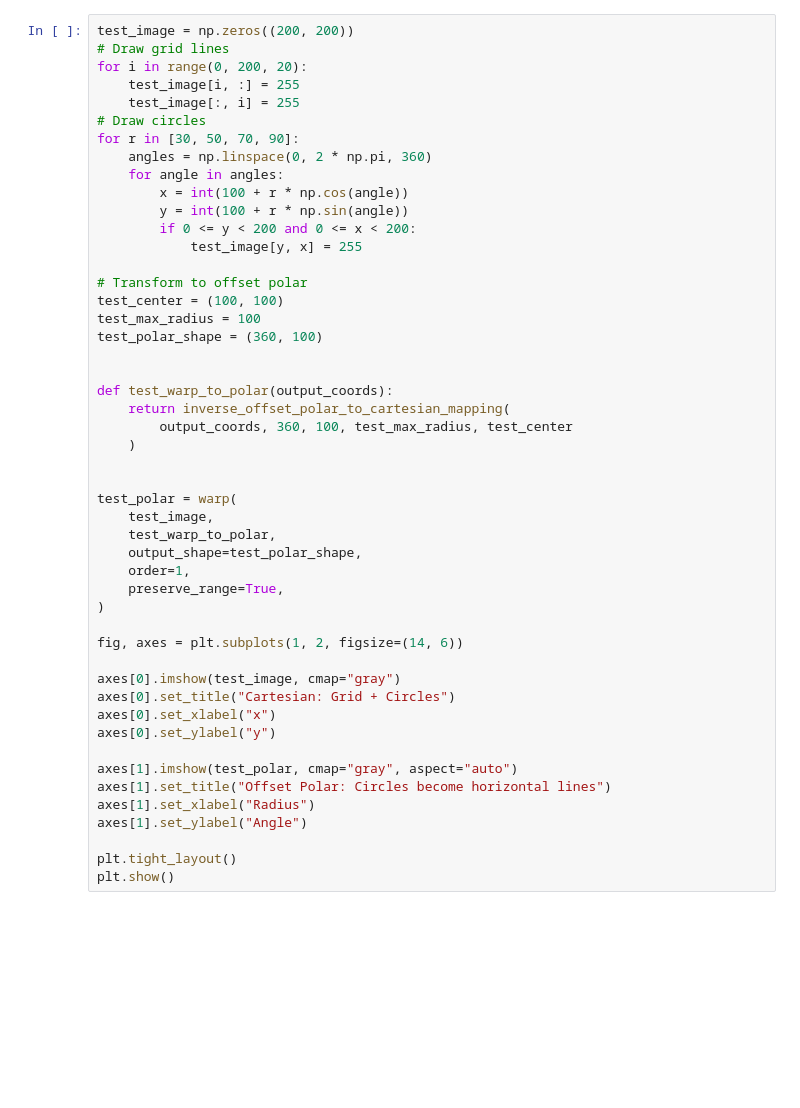
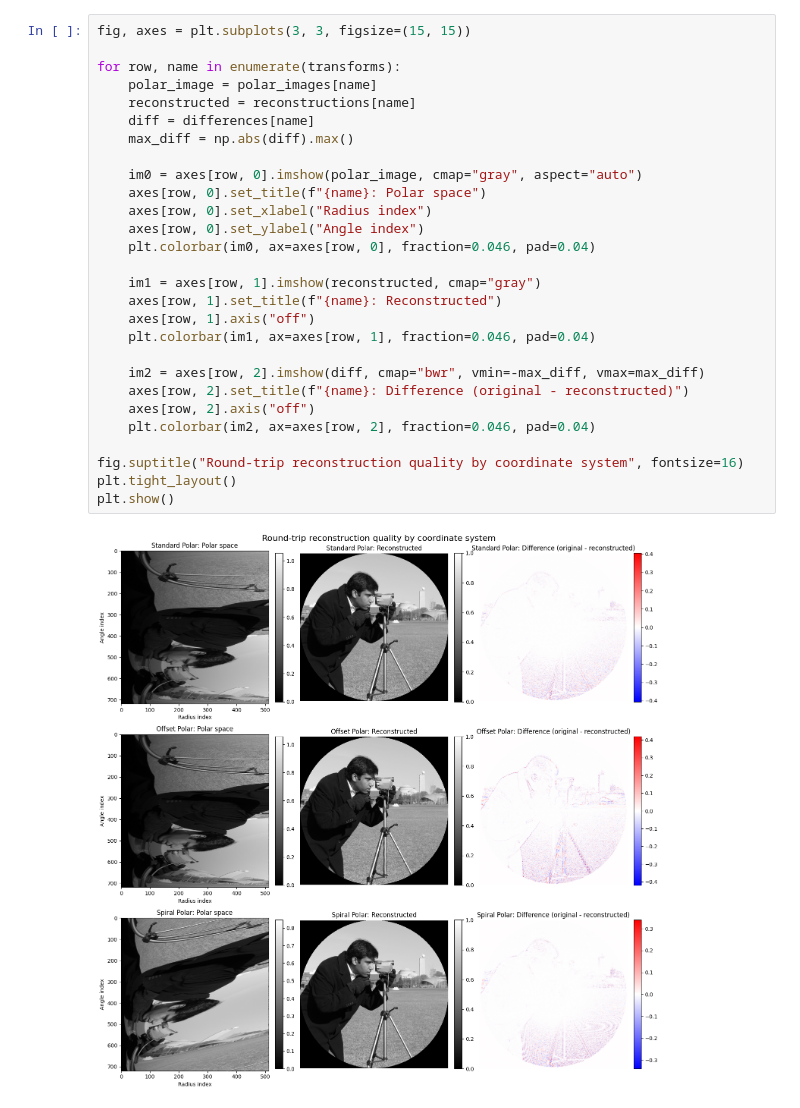
Before and after one commit to Lucaslab-Berkeley/Panther-EM, a Jupyter notebook: examples/coordinate_systems.ipynb, the cells around one changed output. Drawn from its saved outputs; the diff is of its cells as text; blank space fills up the shorter version.

```diff
--- a/examples/coordinate_systems.ipynb
+++ b/examples/coordinate_systems.ipynb
@@ -180,49 +206,30 @@ print(
 # %%
-test_image = np.zeros((200, 200))
-# Draw grid lines
-for i in range(0, 200, 20):
-    test_image[i, :] = 255
-    test_image[:, i] = 255
-# Draw circles
-for r in [30, 50, 70, 90]:
-    angles = np.linspace(0, 2 * np.pi, 360)
-    for angle in angles:
-        x = int(100 + r * np.cos(angle))
-        y = int(100 + r * np.sin(angle))
-        if 0 <= y < 200 and 0 <= x < 200:
-            test_image[y, x] = 255
+fig, axes = plt.subplots(3, 3, figsize=(15, 15))
 
-# Transform to offset polar
-test_center = (100, 100)
-test_max_radius = 100
-test_polar_shape = (360, 100)
+for row, name in enumerate(transforms):
+    polar_image = polar_images[name]
+    reconstructed = reconstructions[name]
+    diff = differences[name]
+    max_diff = np.abs(diff).max()
 
+    im0 = axes[row, 0].imshow(polar_image, cmap="gray", aspect="auto")
+    axes[row, 0].set_title(f"{name}: Polar space")
+    axes[row, 0].set_xlabel("Radius index")
+    axes[row, 0].set_ylabel("Angle index")
+    plt.colorbar(im0, ax=axes[row, 0], fraction=0.046, pad=0.04)
 
-def test_warp_to_polar(output_coords):
-    return inverse_offset_polar_to_cartesian_mapping(
-        output_coords, 360, 100, test_max_radius, test_center
-    )
+    im1 = axes[row, 1].imshow(reconstructed, cmap="gray")
+    axes[row, 1].set_title(f"{name}: Reconstructed")
+    axes[row, 1].axis("off")
+    plt.colorbar(im1, ax=axes[row, 1], fraction=0.046, pad=0.04)
 
+    im2 = axes[row, 2].imshow(diff, cmap="bwr", vmin=-max_diff, vmax=max_diff)
+    axes[row, 2].set_title(f"{name}: Difference (original - reconstructed)")
+    axes[row, 2].axis("off")
+    plt.colorbar(im2, ax=axes[row, 2], fraction=0.046, pad=0.04)
 
-test_polar = warp(
-    test_image,
-    test_warp_to_polar,
-    output_shape=test_polar_shape,
-    order=1,
-    preserve_range=True,
-)
-
-fig, axes = plt.subplots(1, 2, figsize=(14, 6))
-
-axes[0].imshow(test_image, cmap="gray")
-axes[0].set_title("Cartesian: Grid + Circles")
-axes[0].set_xlabel("x")
-axes[0].set_ylabel("y")
-
-axes[1].imshow(test_polar, cmap="gray", aspect="auto")
-axes[1].set_title("Offset Polar: Circles become horizontal lines")
-axes[1].set_xlabel("Radius")
-axes[1].set_ylabel("Angle")
-
+fig.suptitle("Round-trip reconstruction quality by coordinate system", fontsize=16)
 plt.tight_layout()
 plt.show()
+# %% [output]
+[figure, added]
```
Also changed, not shown: parts of 19 cells of this notebook, 2 other files.
